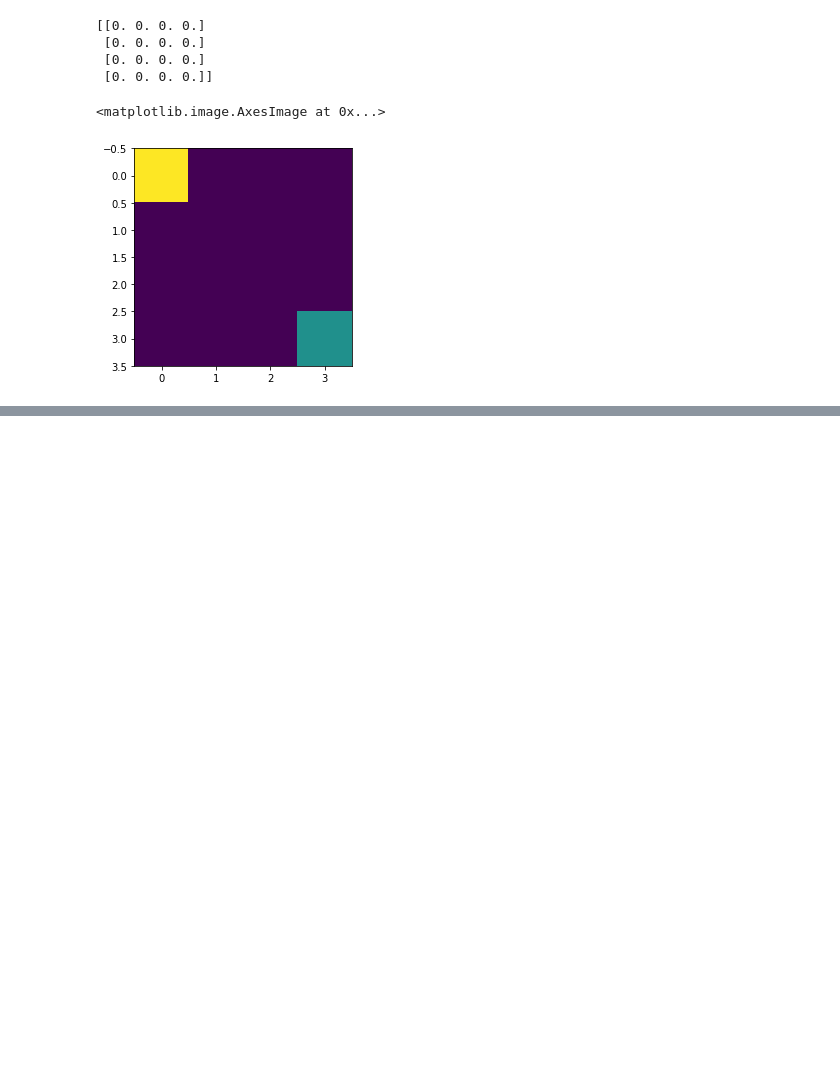
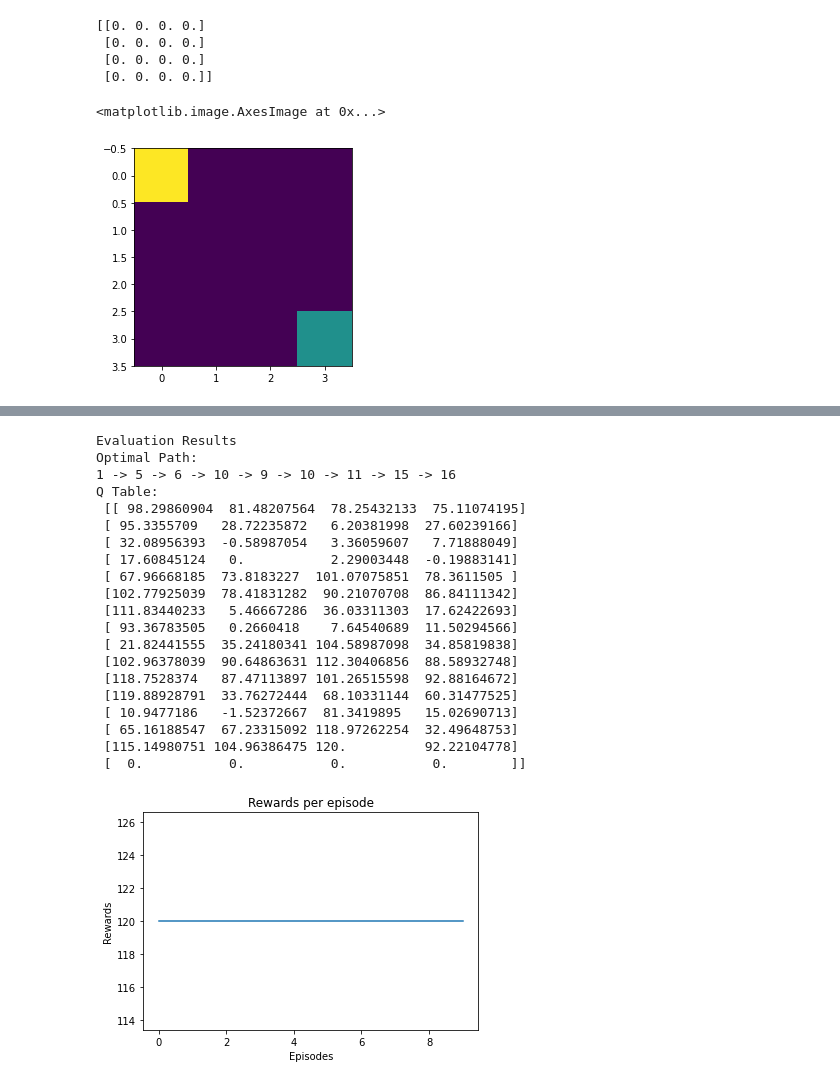
Before and after one commit to UBCSE-ngupta22/CSE574_Assign3, a Jupyter notebook: ngupta22_ shuchisu_assignment3_checkpoint.ipynb, the cells around one changed output, grey strips where cells are left out. Cells and saved outputs as stored; diff of their text form; code cells hidden in the pictures; blank space fills up the shorter version.

```diff
--- a/ngupta22_ shuchisu_assignment3_checkpoint.ipynb
+++ b/ngupta22_ shuchisu_assignment3_checkpoint.ipynb
@@ -292,0 +385,24 @@ IndexError: arrays used as indices must be of integer (or boolean) type
+# %%
+sarsa(testing=True)
+# %% [output]
+Evaluation Results
+Optimal Path:
+1 -> 5 -> 6 -> 10 -> 9 -> 10 -> 11 -> 15 -> 16
+Q Table:
+ [[ 98.29860904  81.48207564  78.25432133  75.11074195]
+ [ 95.3355709   28.72235872   6.20381998  27.60239166]
+ [ 32.08956393  -0.58987054   3.36059607   7.71888049]
+ [ 17.60845124   0.           2.29003448  -0.19883141]
+ [ 67.96668185  73.8183227  101.07075851  78.3611505 ]
+ [102.77925039  78.41831282  90.21070708  86.84111342]
+ [111.83440233   5.46667286  36.03311303  17.62422693]
+ [ 93.36783505   0.2660418    7.64540689  11.50294566]
+ [ 21.82441555  35.24180341 104.58987098  34.85819838]
+ [102.96378039  90.64863631 112.30406856  88.58932748]
+ [118.7528374   87.47113897 101.26515598  92.88164672]
+ [119.88928791  33.76272444  68.10331144  60.31477525]
+ [ 10.9477186   -1.52372667  81.3419895   15.02690713]
+ [ 65.16188547  67.23315092 118.97262254  32.49648753]
+ [115.14980751 104.96386475 120.          92.22104778]
+ [  0.           0.           0.           0.        ]]
+[figure, added]
```
Also changed, not shown: parts of 9 cells of this notebook, 2 other files.
